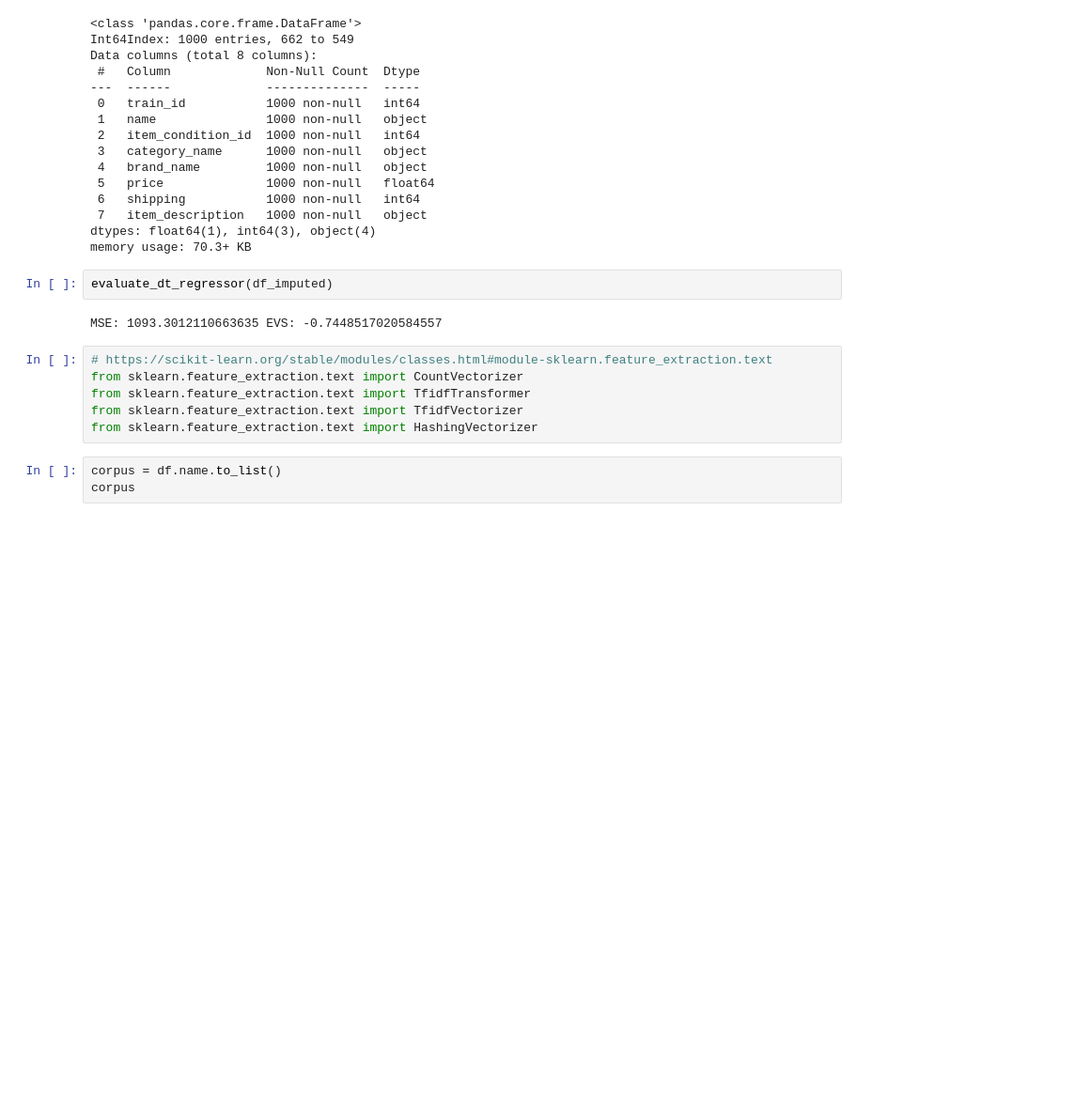
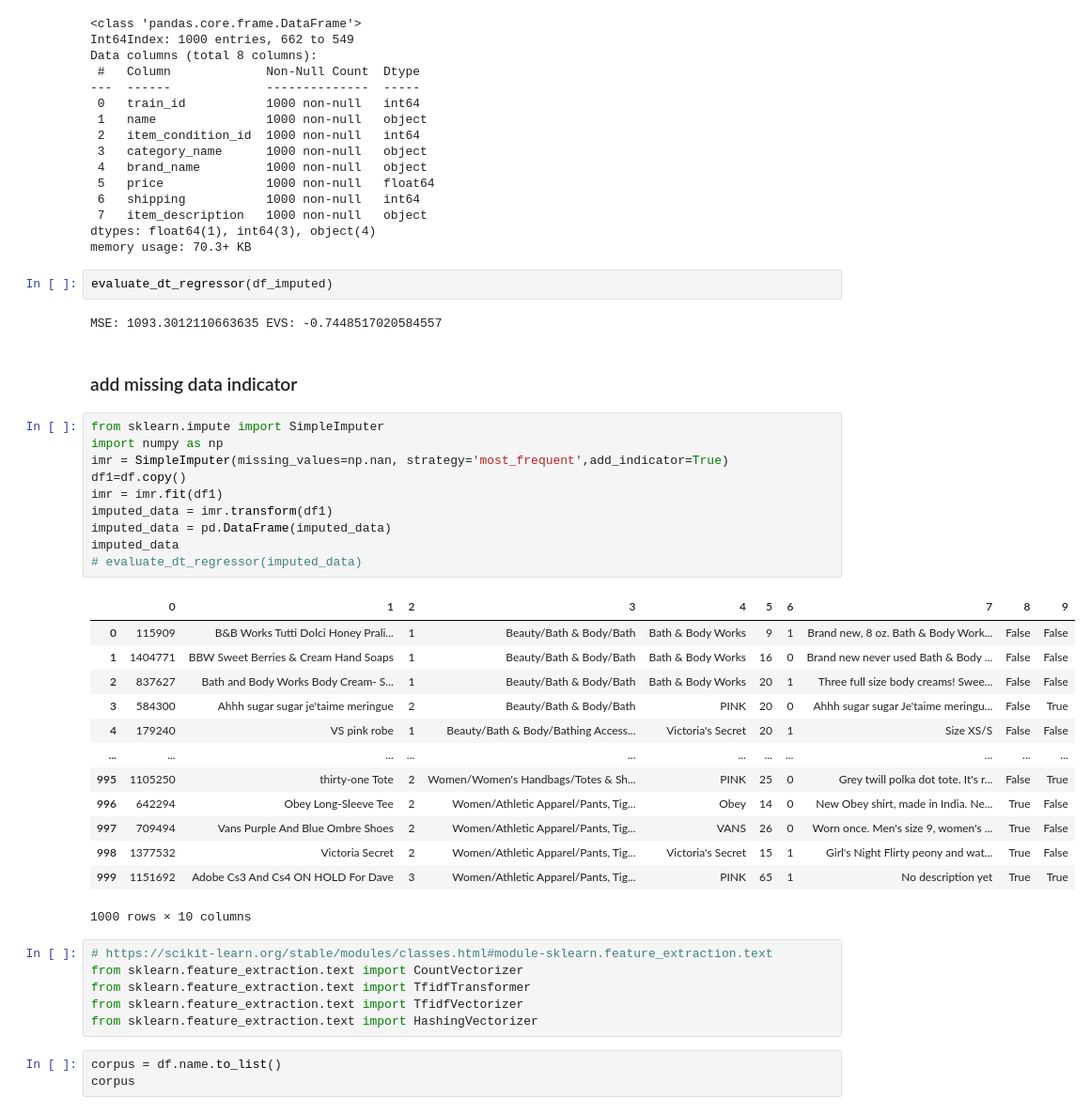
Before and after one commit to DSEI21000-S21/project-product-price-prediction, a Jupyter notebook: experiment/data_preprocess/handling the missing values.ipynb, the cells around one changed output. Shown at 94% size. Saved outputs shown, nothing was run; the diff lists cells and outputs as text; blank space fills up the shorter version.

```diff
--- a/experiment/data_preprocess/handling the missing values.ipynb
+++ b/experiment/data_preprocess/handling the missing values.ipynb
@@ -270,6 +290,32 @@ memory usage: 70.3+ KB
 evaluate_dt_regressor(df_imputed)
 # %% [output]
 MSE: 1093.3012110663635 EVS: -0.7448517020584557
+# %% [markdown]
+### add missing data indicator
+# %%
+from sklearn.impute import SimpleImputer
+import numpy as np
+imr = SimpleImputer(missing_values=np.nan, strategy='most_frequent',add_indicator=True)
+df1=df.copy()
+imr = imr.fit(df1)
+imputed_data = imr.transform(df1)
+imputed_data = pd.DataFrame(imputed_data)
+imputed_data
+# evaluate_dt_regressor(imputed_data)
+# %% [output]
+|  | 0 | 1 | 2 | 3 | 4 | 5 | 6 | 7 | 8 | 9 |
+| 0 | 115909 | B&B Works Tutti Dolci Honey Prali... | 1 | Beauty/Bath & Body/Bath | Bath & Body Works | 9 | 1 | Brand new, 8 oz. Bath & Body Work... | False | False |
+| 1 | 1404771 | BBW Sweet Berries & Cream Hand Soaps | 1 | Beauty/Bath & Body/Bath | Bath & Body Works | 16 | 0 | Brand new never used Bath & Body ... | False | False |
+| 2 | 837627 | Bath and Body Works Body Cream- S... | 1 | Beauty/Bath & Body/Bath | Bath & Body Works | 20 | 1 | Three full size body creams! Swee... | False | False |
+| 3 | 584300 | Ahhh sugar sugar je'taime meringue | 2 | Beauty/Bath & Body/Bath | PINK | 20 | 0 | Ahhh sugar sugar Je'taime meringu... | False | True |
+| 4 | 179240 | VS pink robe | 1 | Beauty/Bath & Body/Bathing Access... | Victoria's Secret | 20 | 1 | Size XS/S | False | False |
+| ... | ... | ... | ... | ... | ... | ... | ... | ... | ... | ... |
+| 995 | 1105250 | thirty-one Tote | 2 | Women/Women's Handbags/Totes & Sh... | PINK | 25 | 0 | Grey twill polka dot tote. It's r... | False | True |
+| 996 | 642294 | Obey Long-Sleeve Tee | 2 | Women/Athletic Apparel/Pants, Tig... | Obey | 14 | 0 | New Obey shirt, made in India. Ne... | True | False |
+| 997 | 709494 | Vans Purple And Blue Ombre Shoes | 2 | Women/Athletic Apparel/Pants, Tig... | VANS | 26 | 0 | Worn once. Men's size 9, women's ... | True | False |
+| 998 | 1377532 | Victoria Secret | 2 | Women/Athletic Apparel/Pants, Tig... | Victoria's Secret | 15 | 1 | Girl's Night Flirty peony and wat... | True | False |
+| 999 | 1151692 | Adobe Cs3 And Cs4 ON HOLD For Dave | 3 | Women/Athletic Apparel/Pants, Tig... | PINK | 65 | 1 | No description yet | True | True |
+1000 rows × 10 columns
 # %%
 # https://scikit-learn.org/stable/modules/classes.html#module-sklearn.feature_extraction.text
 from sklearn.feature_extraction.text import CountVectorizer
```
Also changed, not shown: parts of 3 cells of this notebook.
